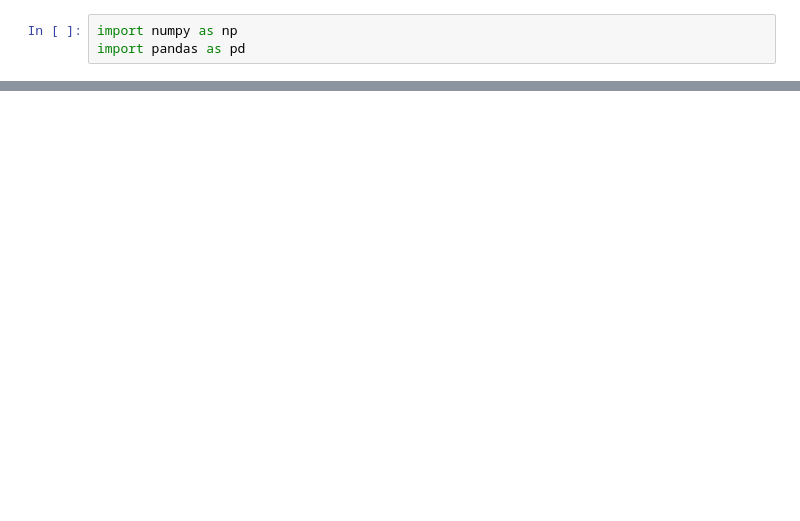
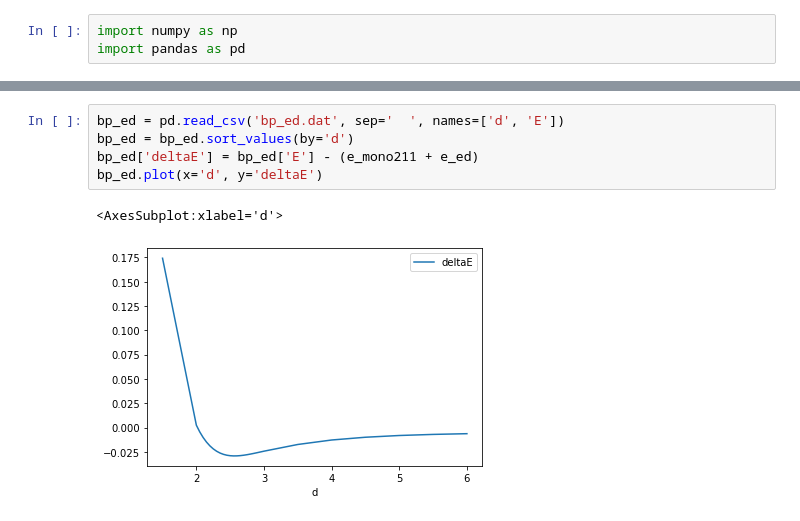
Before and after one commit to rbrtrss/aryldiazonium, a Jupyter notebook: layerseparation.ipynb, the cells around one changed output, grey strips where cells are left out. Saved outputs shown, nothing was run; the diff lists cells and outputs as text; blank space fills up the shorter version.

```diff
--- a/layerseparation.ipynb
+++ b/layerseparation.ipynb
@@ -19,0 +22,8 @@ ff.plot(x='d', y='E')
+# %%
+bp_ed = pd.read_csv('bp_ed.dat', sep='  ', names=['d', 'E'])
+bp_ed = bp_ed.sort_values(by='d')
+bp_ed['deltaE'] = bp_ed['E'] - (e_mono211 + e_ed)
+bp_ed.plot(x='d', y='deltaE')
+# %% [output]
+<AxesSubplot:xlabel='d'>
+[figure, added]
```
Also changed, not shown: parts of 12 cells of this notebook, 8 other files.
